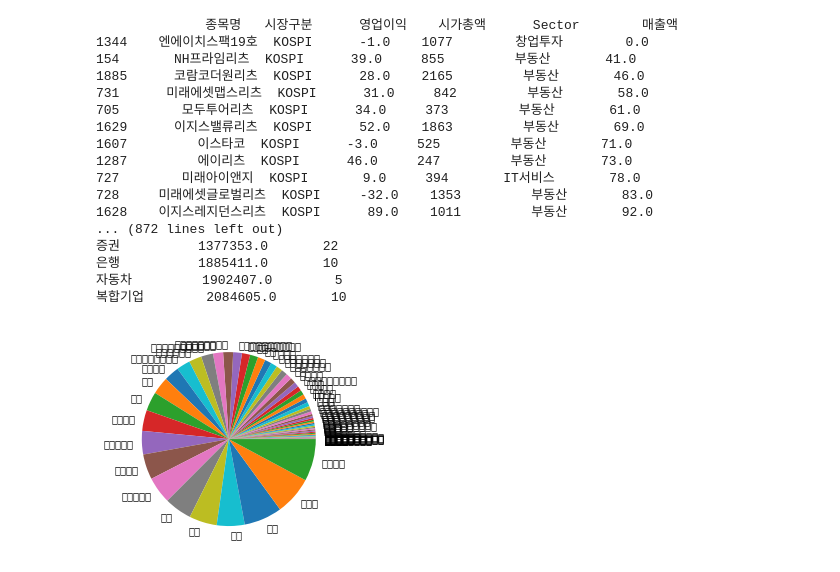
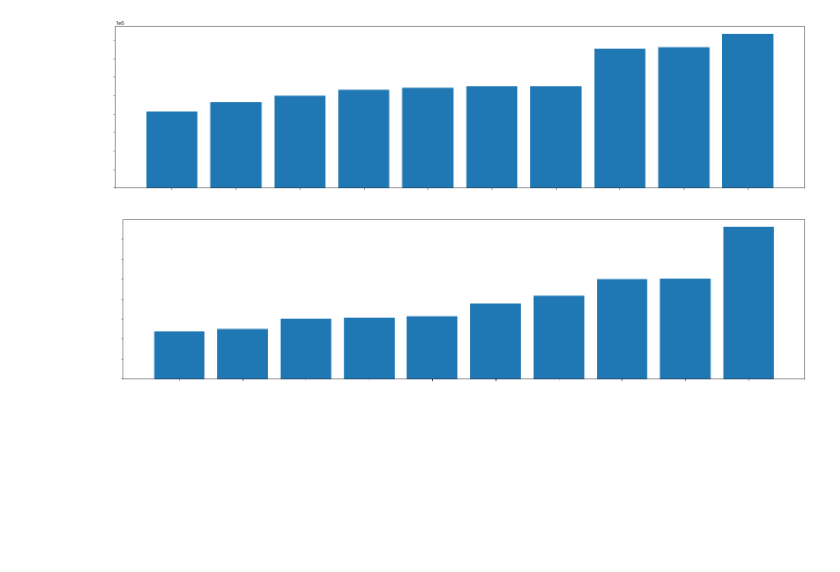
Before and after one commit to limetree06/dataScience, a Jupyter notebook: week3/stockMarket_analytics.ipynb, the cells around one changed output. Saved outputs shown, nothing was run; the diff lists cells and outputs as text; code cells hidden in the pictures; blank space fills up the shorter version.

```diff
--- a/week3/stockMarket_analytics.ipynb
+++ b/week3/stockMarket_analytics.ipynb
@@ -84,42 +86,40 @@ print(KOSPI_groupby_mean.to_string())
 # %%
 
-import matplotlib.pyplot as plt
 upjong = pd.read_excel('upjong_merged.xlsx', engine='openpyxl')
 
 filtered_companies = upjong[['종목명', '시장구분', '영업이익', '시가총액', 'Sector','매출액']]
 
 KOSPI_companies = filtered_companies[filtered_companies['시장구분'] == "KOSPI"]
 
 KOSPI_companies = KOSPI_companies.apply(lambda x: x.str.replace(',', ''))
 KOSPI_companies['영업이익'] = pd.to_numeric(KOSPI_companies['영업이익'])
 KOSPI_companies['매출액'] = pd.to_numeric(KOSPI_companies['매출액'])
 
 KOSPI_companies = KOSPI_companies.dropna()
 KOSPI_companies = KOSPI_companies.sort_values(by=['매출액'])
 #KOSPI_companies = KOSPI_companies.loc[KOSPI_companies['매출액'] < 10**6]
 
-KOSPI_groupby_sum = KOSPI_companies.groupby('Sector')['매출액'].agg(매출액='sum',  MyCount='count').sort_values(by=['매출액'])
 
-plt.pie(KOSPI_groupby_sum['매출액'].to_list(), labels= KOSPI_groupby_sum.index.to_list())
-#plt.hist(KOSPI_groupby_sum['매출액'].to_list())
-print(KOSPI_companies.to_string())
-print(KOSPI_groupby_sum.to_string())
+KOSPI_groupby_sum = KOSPI_companies.groupby('Sector')['매출액'].agg(매출액='sum').sort_values(by=['매출액'])#,  MyCount='count'
+KOSPI_groupby_mean = KOSPI_companies.groupby('Sector')['매출액'].agg(매출액='mean').sort_values(by=['매출액'])#,  MyCount='count'
+
+KOSPI_groupby_sum = KOSPI_groupby_sum[-10:]
+KOSPI_groupby_mean = KOSPI_groupby_mean[-10:]
+
+plt.rcParams['font.family'] = 'AppleGothic'
+plt.rcParams['text.color'] = 'white'
+plt.rcParams["figure.figsize"] = (25,6)
+plt.xticks(color='w')
+plt.yticks(color='w')
+
+
+plt.bar(KOSPI_groupby_sum.index.to_list(), KOSPI_groupby_sum['매출액'].to_list())
+plt.show()
+
+plt.bar(KOSPI_groupby_mean.index.to_list(), KOSPI_groupby_mean['매출액'].to_list())
+plt.xticks(color='w')
+plt.yticks(color='w')
+plt.show()
 # %% [output]
-              종목명   시장구분      영업이익    시가총액      Sector        매출액
-1344    엔에이치스팩19호  KOSPI      -1.0    1077        창업투자        0.0
-154       NH프라임리츠  KOSPI      39.0     855         부동산       41.0
-1885      코람코더원리츠  KOSPI      28.0    2165         부동산       46.0
-731      미래에셋맵스리츠  KOSPI      31.0     842         부동산       58.0
-705        모두투어리츠  KOSPI      34.0     373         부동산       61.0
-1629      이지스밸류리츠  KOSPI      52.0    1863         부동산       69.0
-1607         이스타코  KOSPI      -3.0     525         부동산       71.0
-1287         에이리츠  KOSPI      46.0     247         부동산       73.0
-727        미래아이앤지  KOSPI       9.0     394       IT서비스       78.0
-728     미래에셋글로벌리츠  KOSPI     -32.0    1353         부동산       83.0
-1628    이지스레지던스리츠  KOSPI      89.0    1011         부동산       92.0
-... (872 lines left out)
-증권          1377353.0       22
-은행          1885411.0       10
-자동차         1902407.0        5
-복합기업        2084605.0       10
-[figure, old version]
+[figure, new version]
+[figure, added]
```
Also changed, not shown: parts of 4 cells of this notebook, 1 other file.
